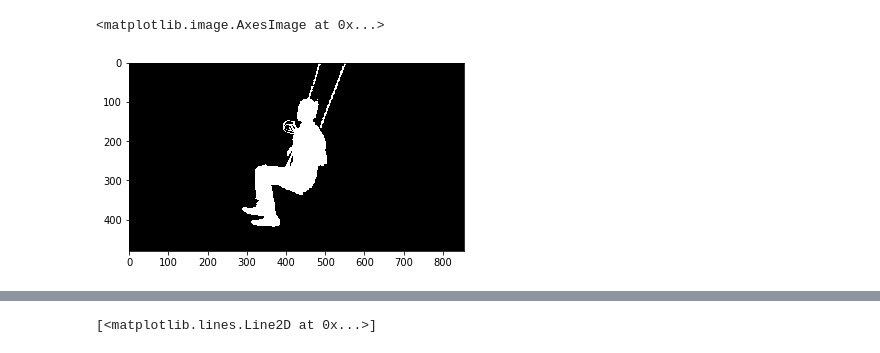
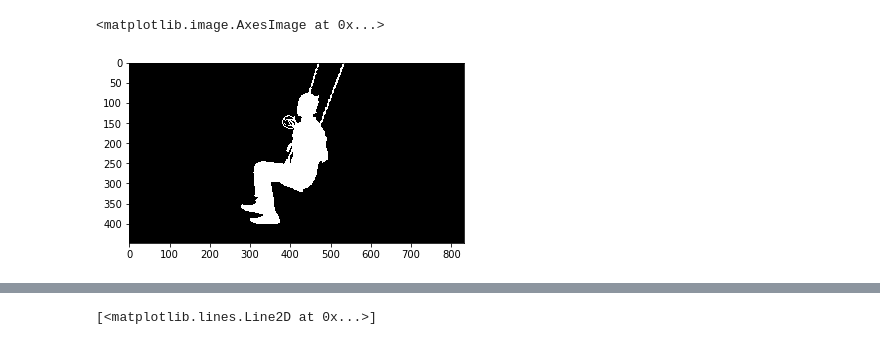
Before and after one commit to y788zhan/joint_seg_flow, a Jupyter notebook: src/shallow_sgd_swing.ipynb, the cells around one changed output, grey strips where cells are left out. Cells and saved outputs as stored; diff of their text form; code cells hidden in the pictures.

```diff
--- a/src/shallow_sgd_swing.ipynb
+++ b/src/shallow_sgd_swing.ipynb
@@ -40,9 +40,9 @@ photoBeta = instanceParams["photoParams"]["scale"]
 wei = instanceParams["smoothParams"]["weight"]
 # %%
 gt = np.zeros((480, 854))
-gt = mpimg.imread("../example_data/data/DAVIS/Annotations/480p/swing/00043.png")
+gt = mpimg.imread("../example_data/data/DAVIS/Annotations/480p/swing/00043.png")[16:-16, 11:-11]
 plt.imshow(gt, cmap='gray')
 # %% [output]
 <matplotlib.image.AxesImage at 0x...>
-[figure, old version]
+[figure, new version]
 # %%
```
Also changed, not shown: parts of 5 cells of this notebook, 8 other files.
